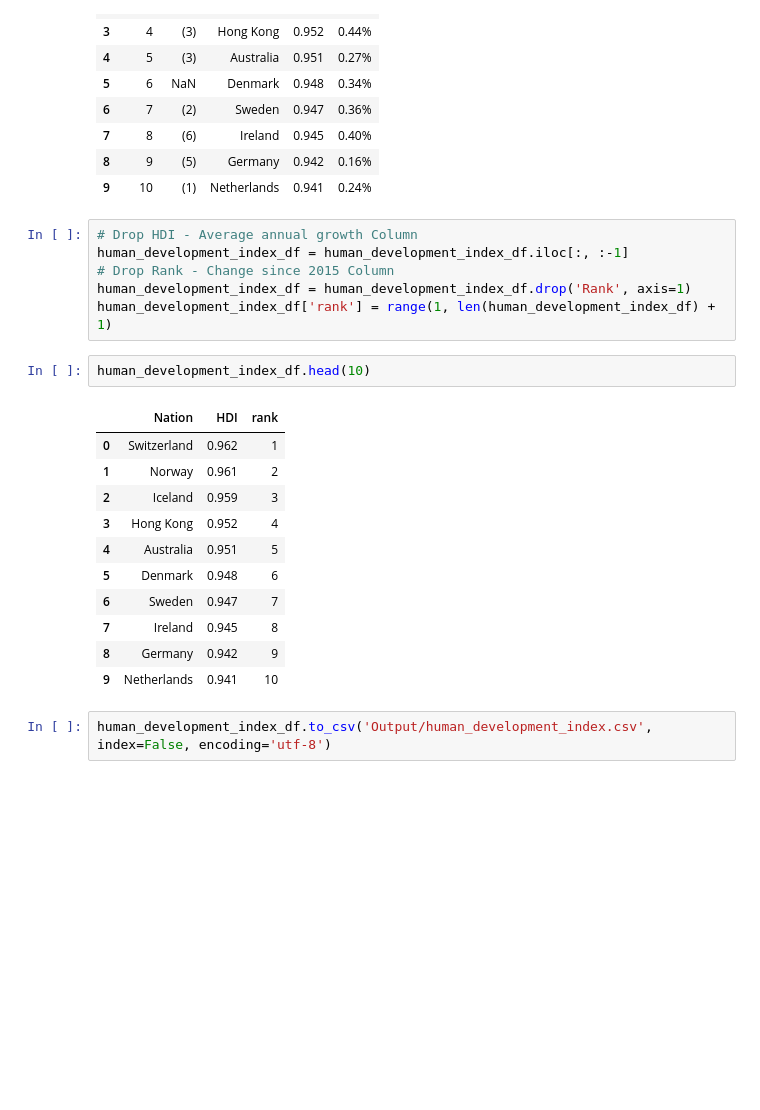
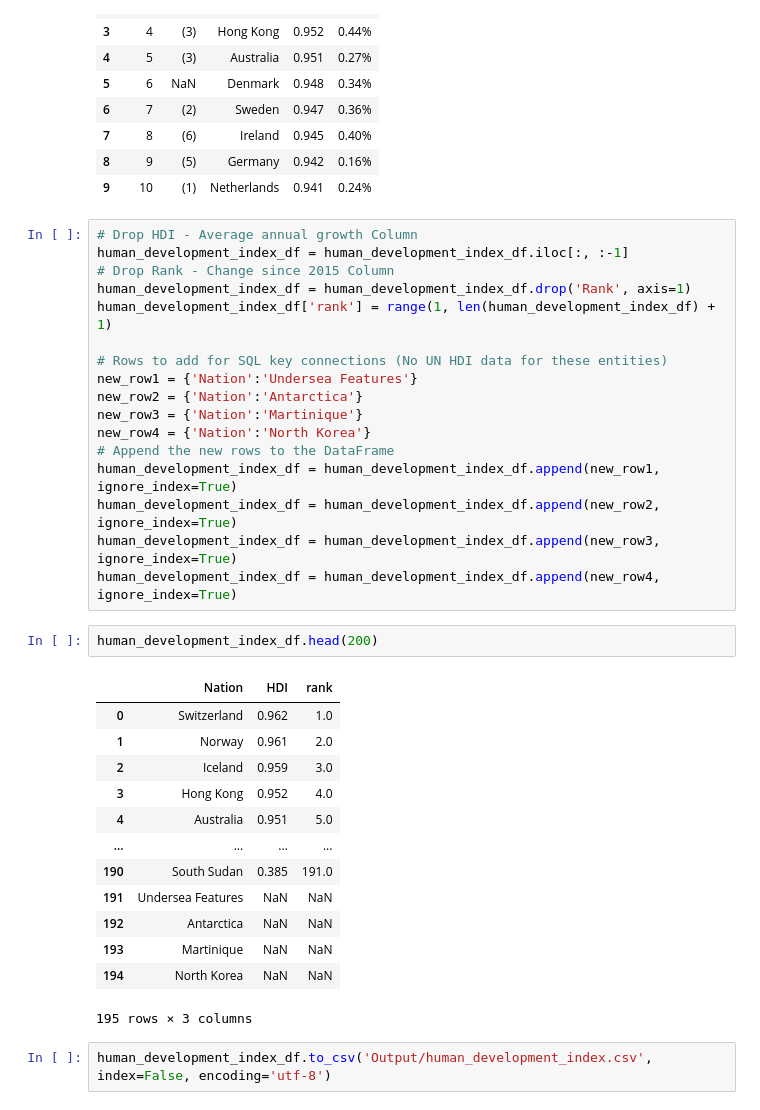
Before and after one commit to Andrew-Hong1/Project-3-Group-4, a Jupyter notebook: scrape_pandas_table.ipynb, the cells around one changed output. Drawn from its saved outputs; the diff is of its cells as text; blank space fills up the shorter version.

Commit message:
Cleaned up dataframes for additional SQL connections
Cleaned up dataframes for additional SQL connections

```diff
--- a/scrape_pandas_table.ipynb
+++ b/scrape_pandas_table.ipynb
@@ -396,19 +411,32 @@ human_development_index_df = human_development_index_df.iloc[:, :-1]
 # Drop Rank - Change since 2015 Column
 human_development_index_df = human_development_index_df.drop('Rank', axis=1)
 human_development_index_df['rank'] = range(1, len(human_development_index_df) + 1)
+
+# Rows to add for SQL key connections (No UN HDI data for these entities)
+new_row1 = {'Nation':'Undersea Features'}
+new_row2 = {'Nation':'Antarctica'}
+new_row3 = {'Nation':'Martinique'}
+new_row4 = {'Nation':'North Korea'}
+# Append the new rows to the DataFrame
+human_development_index_df = human_development_index_df.append(new_row1, ignore_index=True)
+human_development_index_df = human_development_index_df.append(new_row2, ignore_index=True)
+human_development_index_df = human_development_index_df.append(new_row3, ignore_index=True)
+human_development_index_df = human_development_index_df.append(new_row4, ignore_index=True)
 # %%
-human_development_index_df.head(10)
+human_development_index_df.head(200)
 # %% [output]
 |  | Nation | HDI | rank |
-| 0 | Switzerland | 0.962 | 1 |
-| 1 | Norway | 0.961 | 2 |
-| 2 | Iceland | 0.959 | 3 |
-| 3 | Hong Kong | 0.952 | 4 |
-| 4 | Australia | 0.951 | 5 |
-| 5 | Denmark | 0.948 | 6 |
-| 6 | Sweden | 0.947 | 7 |
-| 7 | Ireland | 0.945 | 8 |
-| 8 | Germany | 0.942 | 9 |
-| 9 | Netherlands | 0.941 | 10 |
+| 0 | Switzerland | 0.962 | 1.0 |
+| 1 | Norway | 0.961 | 2.0 |
+| 2 | Iceland | 0.959 | 3.0 |
+| 3 | Hong Kong | 0.952 | 4.0 |
+| 4 | Australia | 0.951 | 5.0 |
+| ... | ... | ... | ... |
+| 190 | South Sudan | 0.385 | 191.0 |
+| 191 | Undersea Features | NaN | NaN |
+| 192 | Antarctica | NaN | NaN |
+| 193 | Martinique | NaN | NaN |
+| 194 | North Korea | NaN | NaN |
+195 rows × 3 columns
 # %%
 human_development_index_df.to_csv('Output/human_development_index.csv', index=False, encoding='utf-8')
```
Also changed, not shown: parts of 3 cells of this notebook, 3 other files.
